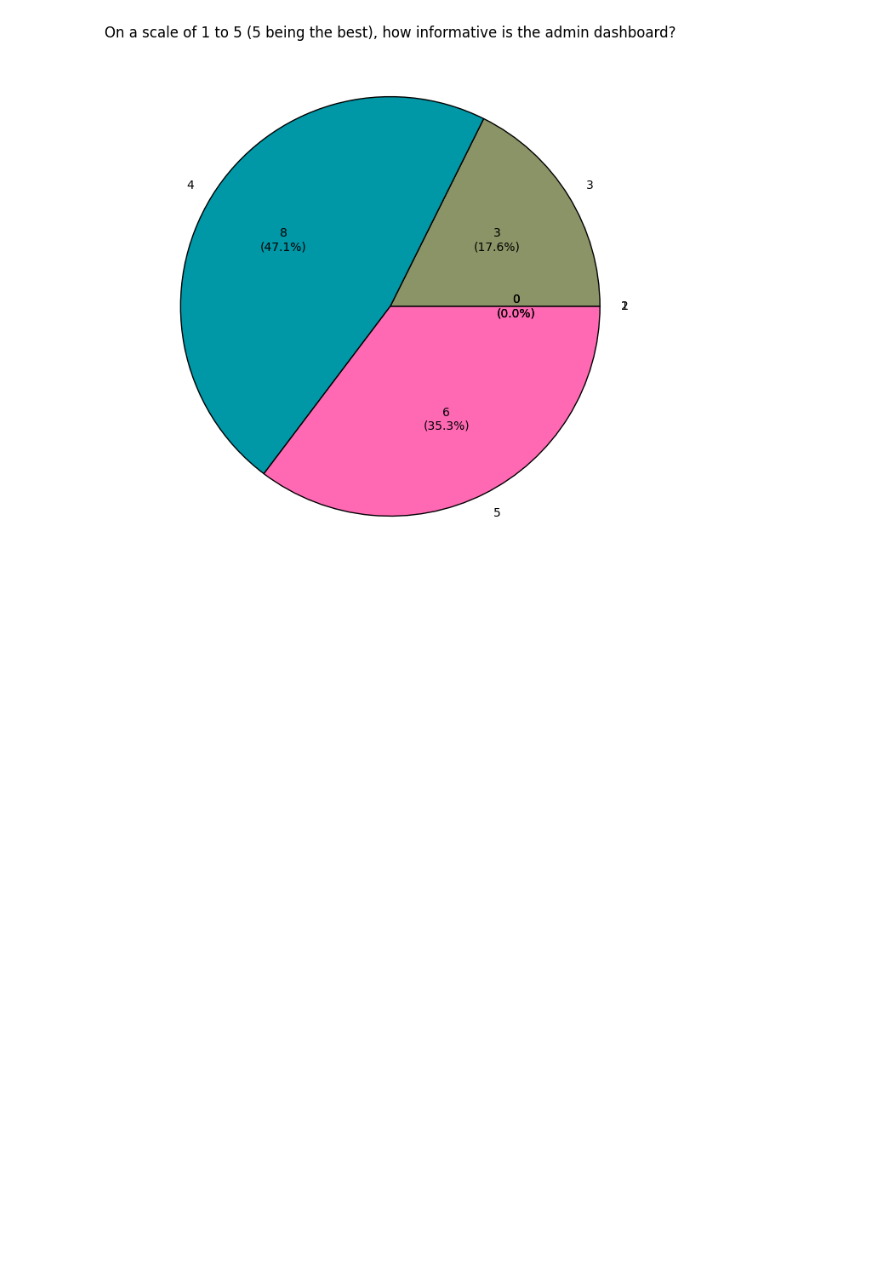
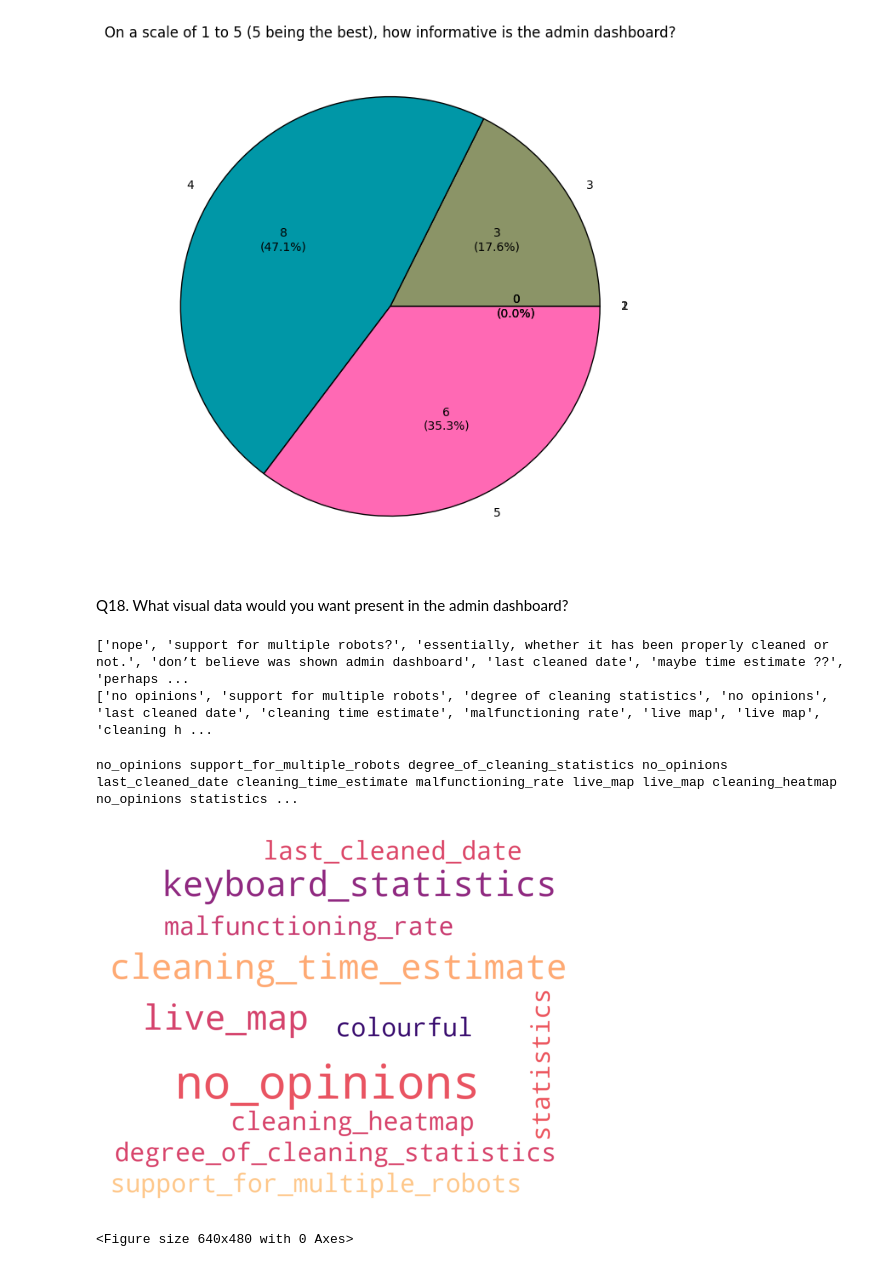
Before and after one commit to SDP-Group6/data_analysis, a Jupyter notebook: survey_data_analysis.ipynb, the cells around one changed output. Cells and saved outputs as stored; diff of their text form; code cells hidden in the pictures; blank space fills up the shorter version.

```diff
--- a/survey_data_analysis.ipynb
+++ b/survey_data_analysis.ipynb
@@ -832,3 +977,5 @@ plt.title('On a scale of 1 to 5 (5 being the best), how informative is the admin
 plt.show()
 # %% [output]
 [figure]
+# %% [markdown]
+ Q18. What visual data would you want present in the admin dashboard?
@@ -834,0 +1011,30 @@ plt.show()
+# %%
+survey_df["q18_text"] = survey_df["What visual data would you want present in the admin dashboard?"].dropna().astype(str).apply(str.lower).apply(lambda x: remove_stopwords(x))
+q18_text = list(survey_df["q18_text"].dropna())
+
+print(q18_text)
+
+cleaned_q18_text = []
+for text in q18_text:
+    cleaned_q18_text.append(q18_map_text(text.strip()))
+
+print(cleaned_q18_text)
+# %% [output]
+['nope', 'support for multiple robots?', 'essentially, whether it has been properly cleaned or not.', 'don’t believe was shown admin dashboard', 'last cleaned date', 'maybe time estimate ??', 'perhaps ...
+['no opinions', 'support for multiple robots', 'degree of cleaning statistics', 'no opinions', 'last cleaned date', 'cleaning time estimate', 'malfunctioning rate', 'live map', 'live map', 'cleaning h ...
+# %%
+processed_text = " ".join(token.replace(" ", "_") for token in cleaned_q18_text)
+print(processed_text)
+
+wordcloud_q18 = WordCloud(width=1000,
+                        height=800,
+                        background_color="white",
+                        colormap="magma").generate(processed_text)
+plt.imshow(wordcloud_q18)
+plt.axis("off")
+plt.show()
+plt.tight_layout()
+# %% [output]
+no_opinions support_for_multiple_robots degree_of_cleaning_statistics no_opinions last_cleaned_date cleaning_time_estimate malfunctioning_rate live_map live_map cleaning_heatmap no_opinions statistics ...
+[figure, added]
+<Figure size 640x480 with 0 Axes>
```
Also changed, not shown: parts of 22 cells of this notebook.
